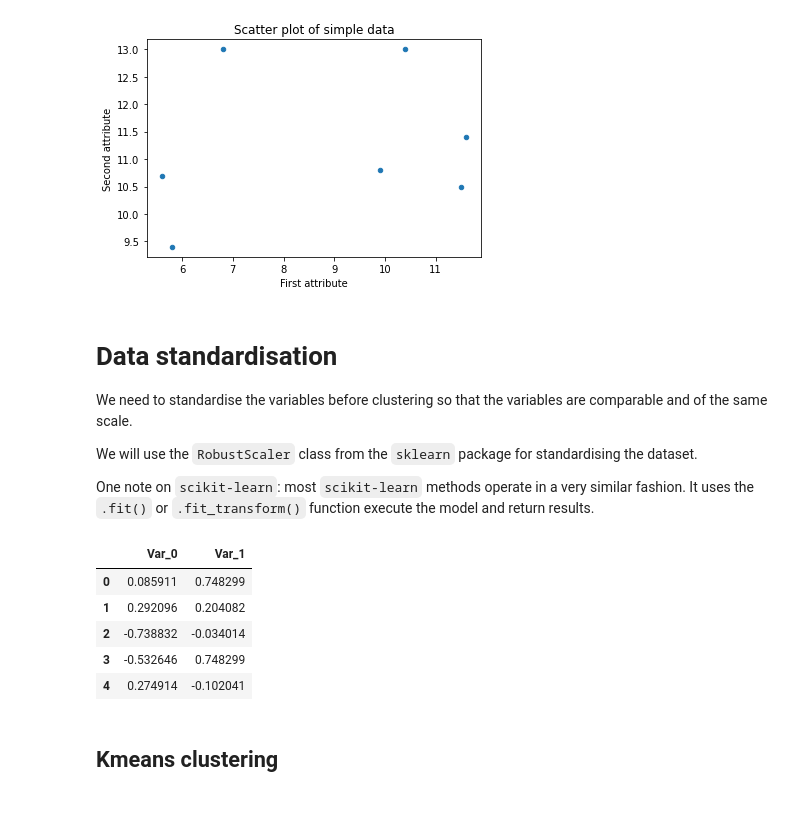
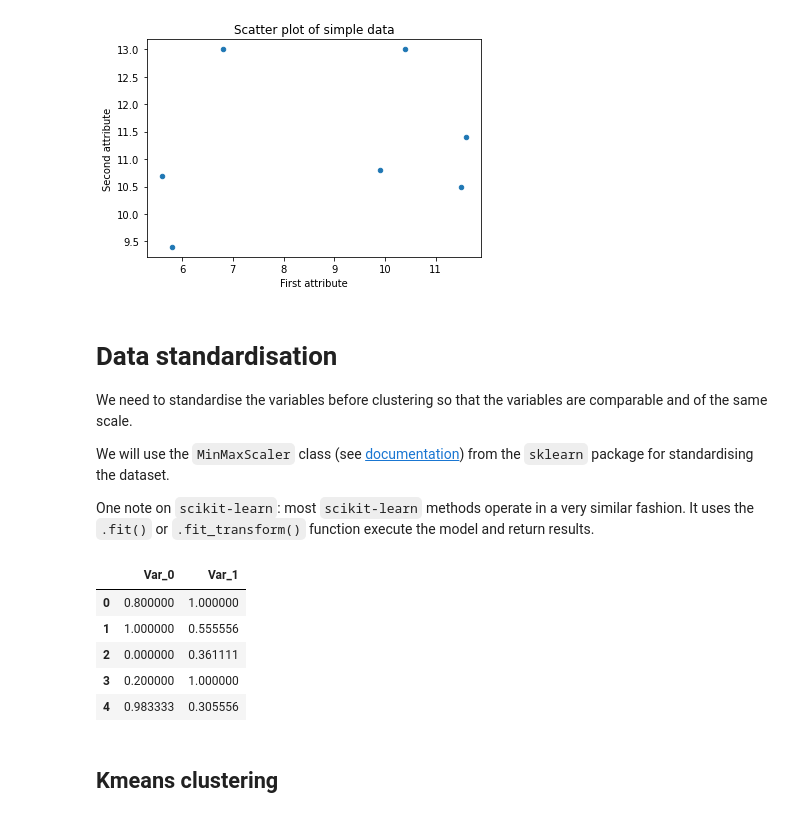
Before and after one commit to huanfachen/QM_2021, a Jupyter notebook: practicals/Practical-06-Clustering-analysis.ipynb, the cells around one changed output. Saved outputs shown, nothing was run; the diff lists cells and outputs as text; code cells hidden in the pictures.

````diff
--- a/practicals/Practical-06-Clustering-analysis.ipynb
+++ b/practicals/Practical-06-Clustering-analysis.ipynb
@@ -71,24 +71,24 @@ Text(0.5, 1.0, 'Scatter plot of simple data')
 
 We need to standardise the variables before clustering so that the variables are comparable and of the same scale.
 
-We will use the ```RobustScaler``` class from the ```sklearn``` package for standardising the dataset.
+We will use the ```MinMaxScaler``` class (see [documentation](https://scikit-learn.org/stable/modules/generated/sklearn.preprocessing.MinMaxScaler.html#sklearn.preprocessing.MinMaxScaler)) from the ```sklearn``` package for standardising the dataset.
 
 One note on `scikit-learn`: most `scikit-learn` methods operate in a very similar fashion. It uses the `.fit()` or `.fit_transform()` function execute the model and return results.
 # %%
-from sklearn.preprocessing import RobustScaler
-rs = RobustScaler(quantile_range=(10.0, 90.0))
+from sklearn.preprocessing import MinMaxScaler
+mms = MinMaxScaler()
 
 data_standardised = data.copy()
 for c in data.columns.values:
-    data_standardised[c] = rs.fit_transform(data[c].values.reshape(-1,1))
+    data_standardised[c] = mms.fit_transform(data[c].values.reshape(-1,1))
 data_standardised.head()
 # %% [output]
 |  | Var_0 | Var_1 |
-| 0 | 0.085911 | 0.748299 |
-| 1 | 0.292096 | 0.204082 |
-| 2 | -0.738832 | -0.034014 |
-| 3 | -0.532646 | 0.748299 |
-| 4 | 0.274914 | -0.102041 |
+| 0 | 0.800000 | 1.000000 |
+| 1 | 1.000000 | 0.555556 |
+| 2 | 0.000000 | 0.361111 |
+| 3 | 0.200000 | 1.000000 |
+| 4 | 0.983333 | 0.305556 |
 # %% [markdown]
 ## Kmeans clustering
 # %% [markdown]
````
Also changed, not shown: parts of 5 cells of this notebook.
